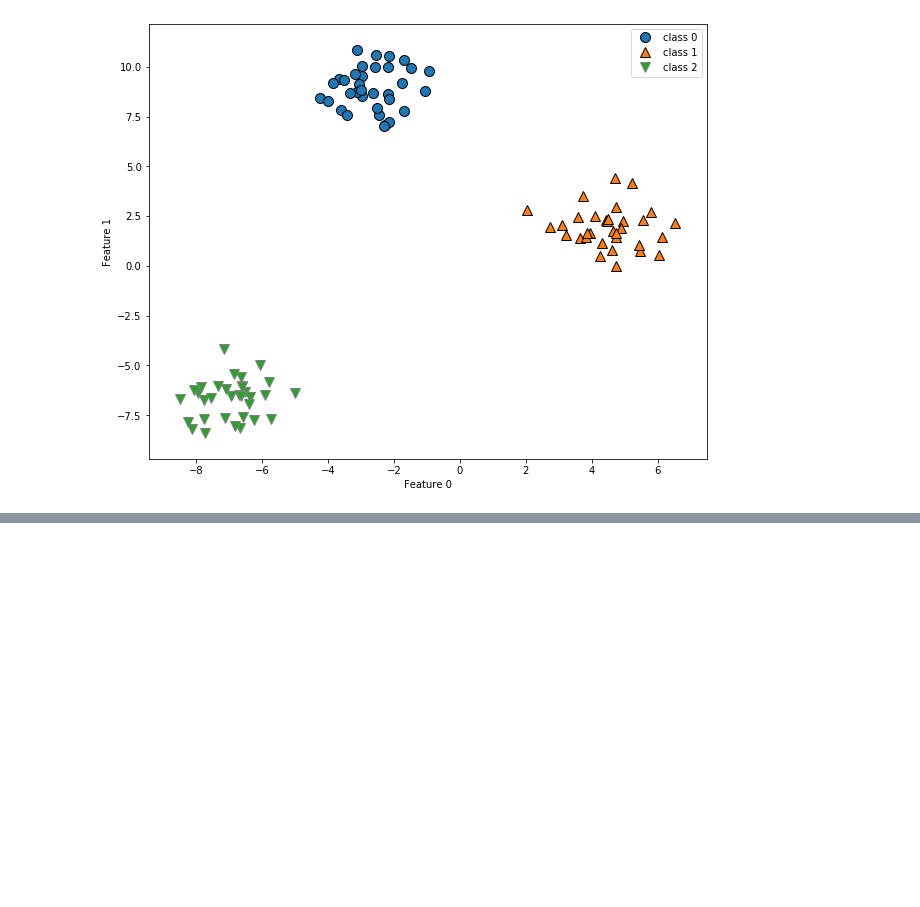
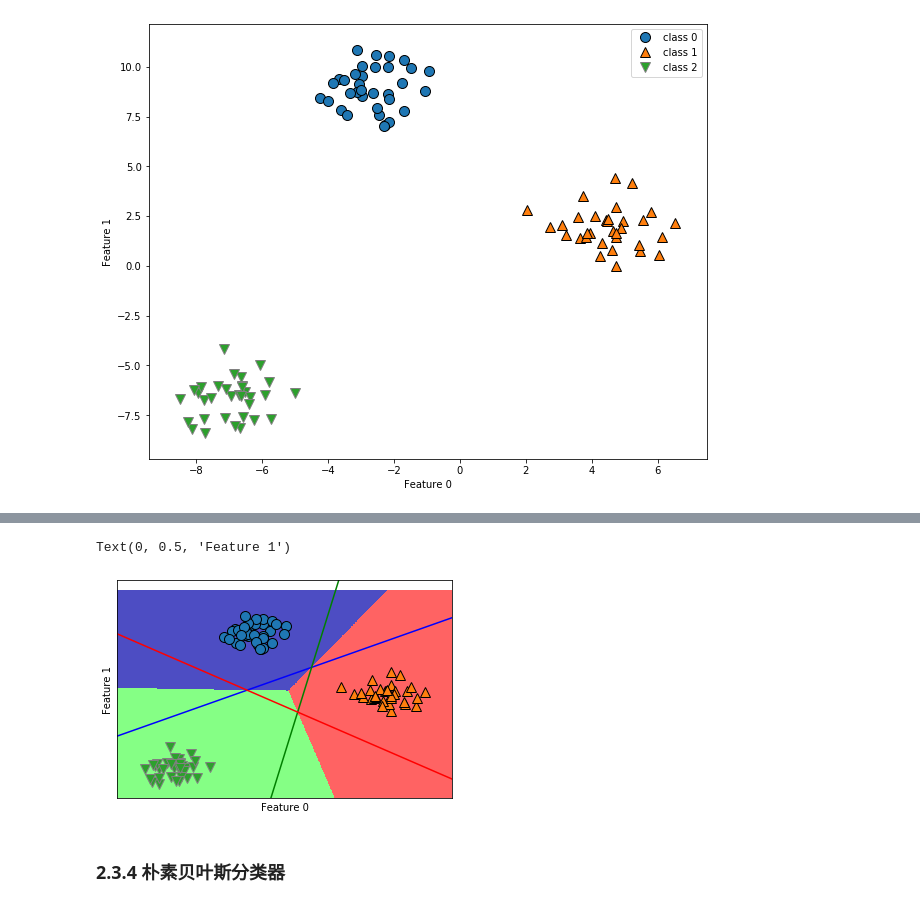
Before and after one commit to ZhangNeos/Scikit-Learn, a Jupyter notebook: 2. 监督学习.ipynb, the cells around one changed output, grey strips where cells are left out. Saved outputs shown, nothing was run; the diff lists cells and outputs as text; code cells hidden in the pictures; blank space fills up the shorter version.

```diff
--- a/2. 监督学习.ipynb
+++ b/2. 监督学习.ipynb
@@ -396,0 +416,15 @@ plt.legend(['class 0', 'class 1', 'class 2'])
+# %%
+mglearn.plots.plot_2d_classification(linear_svm, X, fill=True, alpha=0.7)
+mglearn.discrete_scatter(X[:, 0], X[:, 1], y)
+line = np.linspace(-15, 15)
+for coef, intercept, color in zip(linear_svm.coef_, linear_svm.intercept_, ['b', 'g', 'r']):
+    plt.plot(line, -(line * coef[0] + intercept) / coef[1], c=color)
+plt.ylim(-10, 15)
+plt.xlim(-10, 8)
+plt.xlabel('Feature 0')
+plt.ylabel('Feature 1')
+# %% [output]
+Text(0, 0.5, 'Feature 1')
+[figure, added]
+# %% [markdown]
+### 2.3.4 朴素贝叶斯分类器
```
Also changed, not shown: parts of 4 cells of this notebook.
